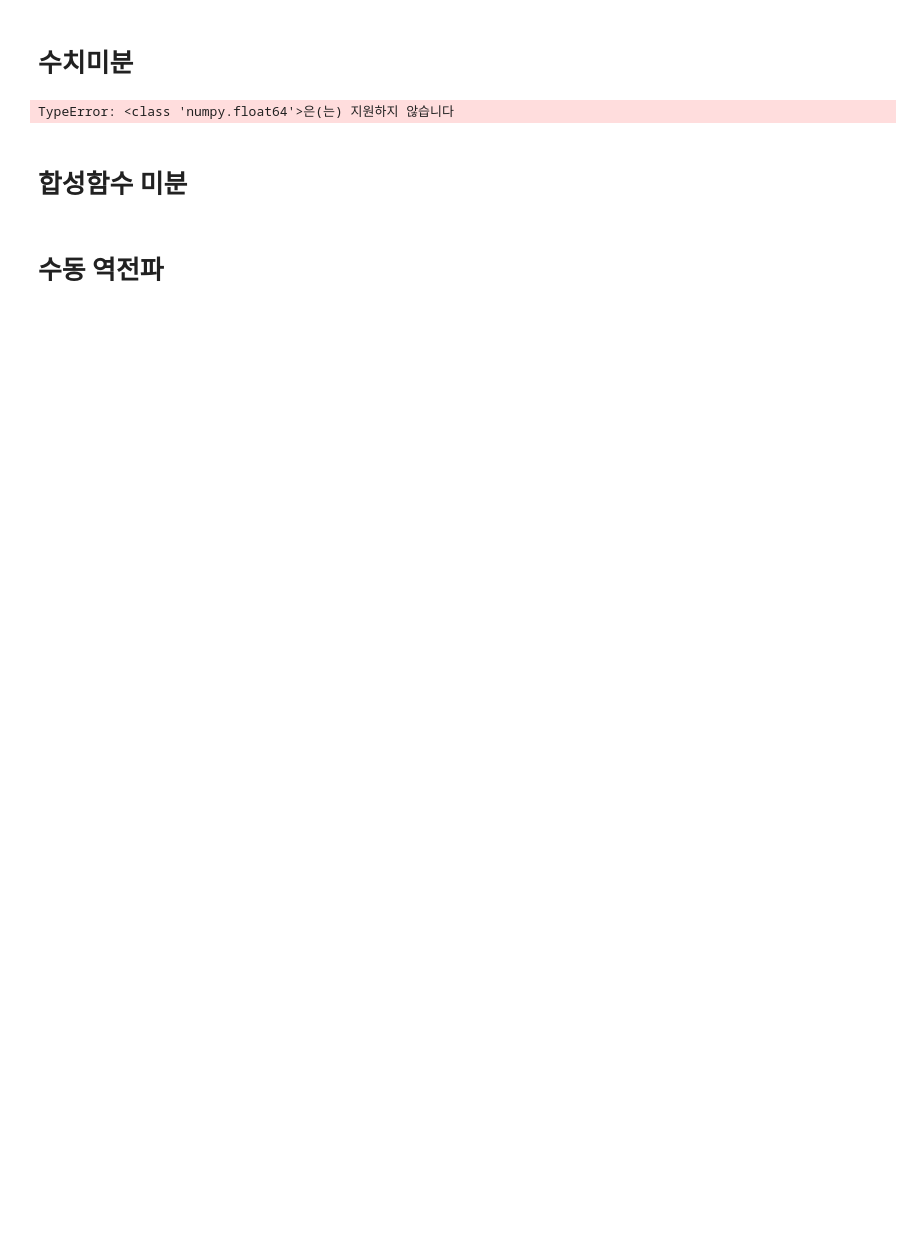
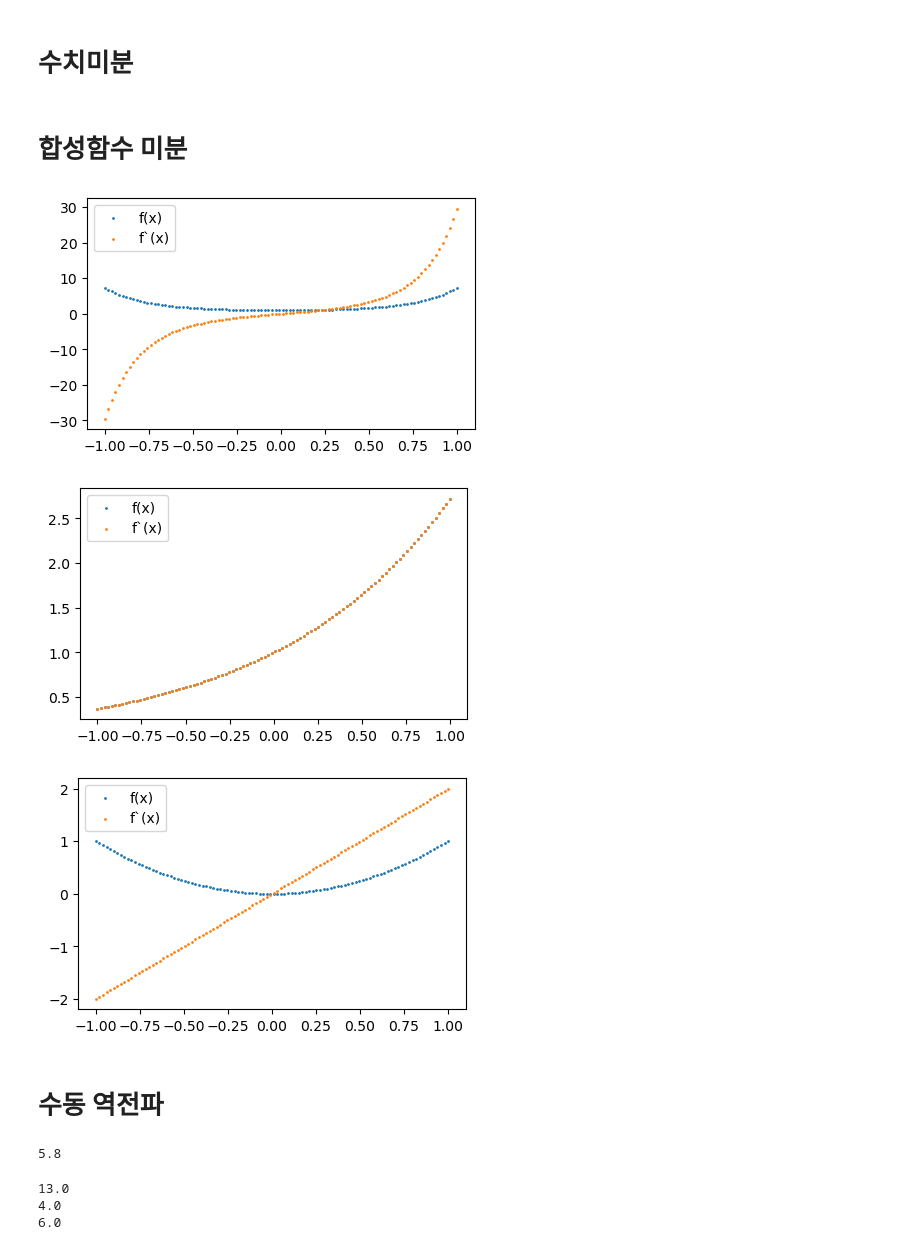
Before and after one commit to thkyang324/DL_textbook, a Jupyter notebook: 3_Chapter1_미분자동계산.ipynb, the cells around one changed output. Cells and saved outputs as stored; diff of their text form; code cells hidden in the pictures; blank space fills up the shorter version.

```diff
--- a/3_Chapter1_미분자동계산.ipynb
+++ b/3_Chapter1_미분자동계산.ipynb
@@ -65,8 +77,3 @@ class Square(Function):
     def forward(self, x):
         y = x ** 2
         return y
-# %%
-x = Variable(np.array(10))
-f = Square()
-y = f(x)
-print(type(y), y.data, sep="\n")
@@ -84,18 +85,11 @@ array(1.64872127)
 # 수치미분
 # %%
 def numerical_diff(f, x, eps=1e-4):
-    x0 = Variable(x.data-eps)
-    x1 = Variable(x.data+eps)
+    x0 = Variable(as_array(x.data-eps))
+    x1 = Variable(as_array(x.data+eps))
     y0 = f(x0)
     y1 = f(x1)
     return (y1.data - y0.data) / (2 * eps)
-# %%
-f = Square()
-x = Variable(np.array(2.0))
-dy = numerical_diff(f, x)
-dy
-# %% [output]
-TypeError: <class 'numpy.float64'>은(는) 지원하지 않습니다
 # %% [markdown]
 # 합성함수 미분
 # %%
@@ -112,7 +101,19 @@ numerical_diff(
+# %%
+def simulate_func_and_diff(func, test_range=(-1,1), test_size=100, figsize=(5,3)):
+    fig = plt.figure(figsize=figsize)
+    x = Variable(np.linspace(*test_range, num=test_size))
+    plt.scatter(x.data, func(x).data, s=1, label="f(x)")
+    plt.scatter(x.data, numerical_diff(func, x), s=1, label="f`(x)")
+    plt.legend()
+    plt.show()
 # %%
-x = Variable(np.linspace(-1, 1))
-plt.scatter(x.data, f(x).data)
-plt.scatter(x.data, numerical_diff(f, x))
+simulate_func_and_diff(f)
+simulate_func_and_diff(Exp())
+simulate_func_and_diff(Square())
+# %% [output]
+[figure, added]
+[figure, added]
+[figure, added]
 # %% [markdown]
 # 수동 역전파
 # %%
@@ -188,0 +158,19 @@ Variable(1)
+# %%
+y = add(Variable(np.array(1.0)), Variable(np.array(4.8)))
+print(y.data)
+# %% [output]
+5.8
+# %%
+x = Variable(np.array(2.0))
+y = Variable(np.array(3.0))
+
+z = add(square(x), square(y))
+z.backward()
+
+print(z.data)
+print(x.grad)
+print(y.grad)
+# %% [output]
+13.0
+4.0
+6.0
```
Also changed, not shown: parts of 17 cells of this notebook.
